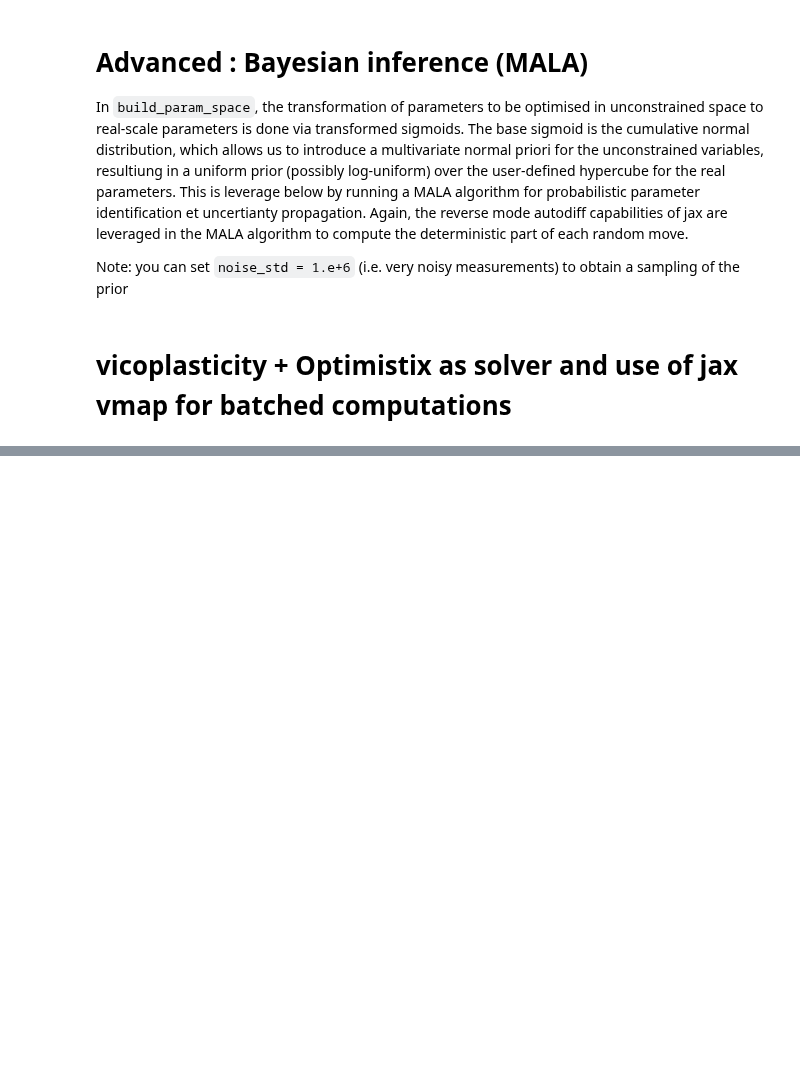
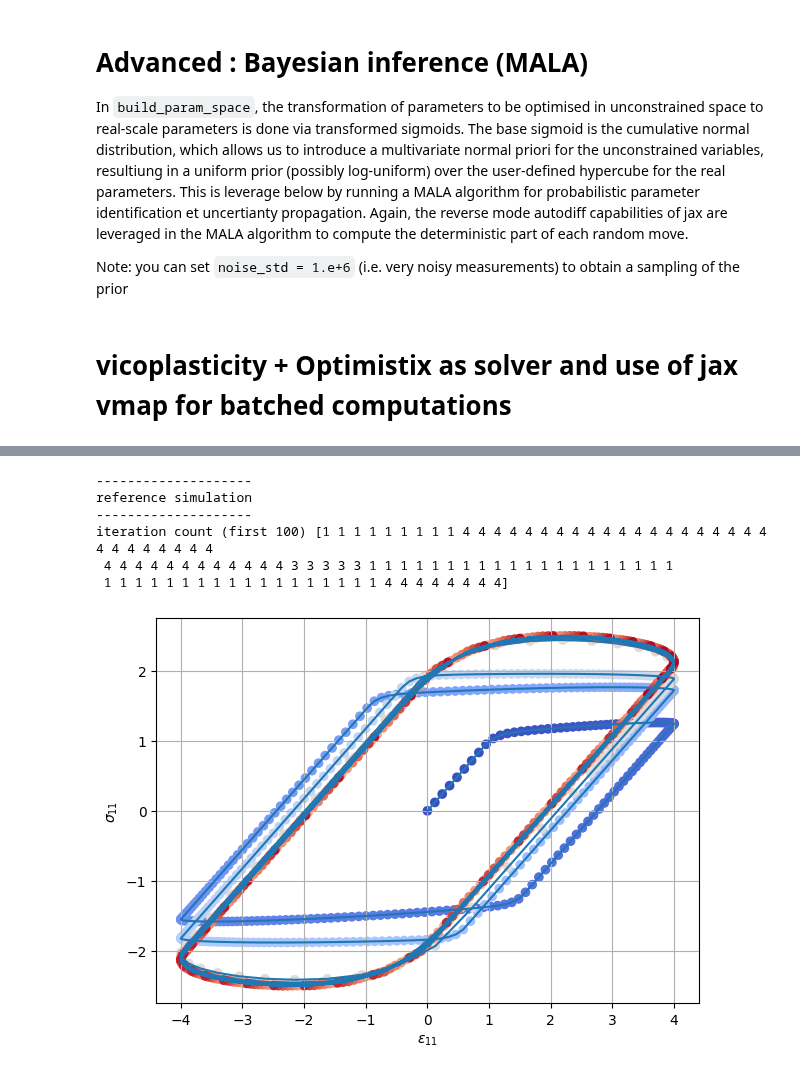
Before and after one commit to kerfriden/jaxdentify, a Jupyter notebook: demo.ipynb, the cells around one changed output, grey strips where cells are left out. Drawn from its saved outputs; the diff is of its cells as text; code cells hidden in the pictures; blank space fills up the shorter version.

```diff
--- a/demo.ipynb
+++ b/demo.ipynb
@@ -901,6 +919,9 @@ def residuals(x, step_load, state_old, params):
     E = params["E"]
     nu = params["nu"]
     sigma_y = params["sigma_y"]
+
+    Q = params["Q"]
+    b = params["b"]
 
     epsilon = step_load["epsilon"]
     sigma_idx = step_load.get("sigma_cstr_idx")
@@ -1031,33 +1052,44 @@ eps_xx = 4.0 * jnp.where(
     ts <= t0,
     jnp.sin(omega * ts),
     jnp.sin(phase_second),
 )
 
 epsilon_ts = (jnp.zeros((n_ts, 6))
                 .at[:, 0].set(eps_xx)
                 .at[:, 1].set(-0.5 * eps_xx)
                 .at[:, 2].set(-0.5 * eps_xx))
 
 dt0 = ts[1] - ts[0]
 delta_t = jnp.concatenate([jnp.array([dt0]), jnp.diff(ts)])
 
 sigma_cstr_idx = jnp.asarray([1, 2, 3, 4, 5])
 
 load_ts = {"epsilon": epsilon_ts, "delta_t": delta_t, "sigma_cstr_idx": jnp.broadcast_to(sigma_cstr_idx, (len(ts), sigma_cstr_idx.shape[0])) }
 
 state0 = initialize_state()
 state_T, fields_ts, state_ts, logs_ts = simulate_unpack(
     constitutive_update_fn, state0, load_ts, params
 )
 
 print("iteration count (first 100)", logs_ts["conv"][:100])
 
 eps11 = jnp.array(load_ts["epsilon"][:, 0])
+plt.figure(figsize=(7,5))
+t = np.arange(len(eps11))
+sc = plt.scatter(eps11, fields_ts["sigma"][:,0], c=t, cmap="coolwarm")
 plt.plot(eps11, fields_ts["sigma"][:, 0])
 plt.grid()
 plt.xlabel(r"$\epsilon_{11}$")
 plt.ylabel(r"$\sigma_{11}$")
 plt.show()
+# %% [output]
+--------------------
+reference simulation
+--------------------
+iteration count (first 100) [1 1 1 1 1 1 1 1 1 4 4 4 4 4 4 4 4 4 4 4 4 4 4 4 4 4 4 4 4 4 4 4 4 4 4 4 4
+ 4 4 4 4 4 4 4 4 4 4 4 4 3 3 3 3 3 1 1 1 1 1 1 1 1 1 1 1 1 1 1 1 1 1 1 1 1
+ 1 1 1 1 1 1 1 1 1 1 1 1 1 1 1 1 1 1 4 4 4 4 4 4 4 4]
+[figure, added]
 # %%
 def plot_batch(load_ts, fields_ts_batch):
     import numpy as np
```
Also changed, not shown: parts of 4 cells of this notebook.
